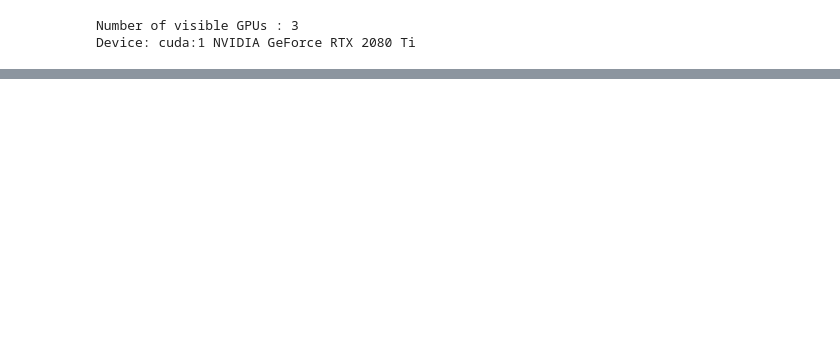
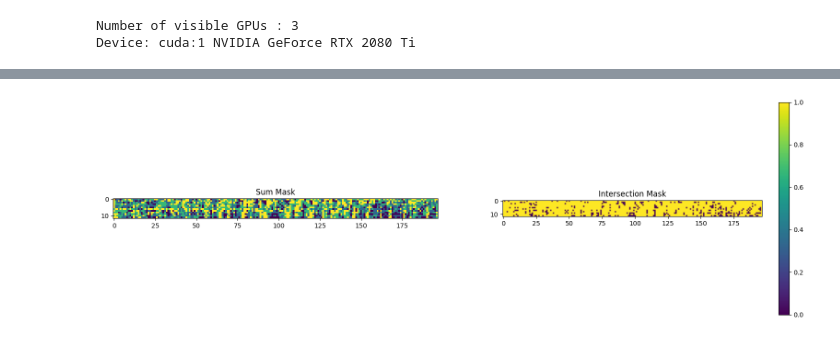
Before and after one commit to Carlosss543/attention-with-bias, a Jupyter notebook: model_analysis_code/inspect_attn.ipynb, the cells around one changed output, grey strips where cells are left out. Drawn from its saved outputs; the diff is of its cells as text; code cells hidden in the pictures; blank space fills up the shorter version.

Commit message:
amélioration de inspect_attn

```diff
--- a/model_analysis_code/inspect_attn.ipynb
+++ b/model_analysis_code/inspect_attn.ipynb
@@ -22,7 +22,7 @@ params = SimpleNamespace(
     num_classes=100,
     img_size=224,
     batch_size=16,
-    checkpoint_path="../training_checkpoints/checkpoint1/vit_custom_epoch_200.pth",
+    checkpoint_path="/home/cherr-24/projets/attention-with-bias/training_checkpoints/checkpoint12/vit_custom_epoch_300.pth",
     use_bias=True,
     bias_only=None,
     bias_topk=None,
@@ -39,7 +39,7 @@ print(f"Device: {device}:{torch.cuda.current_device()} {torch.cuda.get_device_na
 Number of visible GPUs : 3
 Device: cuda:1 NVIDIA GeForce RTX 2080 Ti
 # %%
-model = custom_vit_s_16(num_classes=params.num_classes, image_size=params.img_size, use_bias=params.use_bias, bias_only=params.bias_only, bias_topk=params.bias_topk, bias_score_threshold=params.bias_score_threshold).to(device)
+model = custom_vit_t_16(num_classes=params.num_classes, image_size=params.img_size, use_bias=params.use_bias, bias_only=params.bias_only, bias_topk=params.bias_topk, bias_score_threshold=params.bias_score_threshold).to(device)
 checkpoint = torch.load(params.checkpoint_path, map_location=device)
 checkpoint = checkpoint["model_state_dict"]
 checkpoint = convert_qkv_to_q_k_v(checkpoint)
@@ -120,9 +119,9 @@ layer_names = sorted(layer_names, key=lambda x: int(x.split('encoder_layer_')[1]
 output_dir = "../results/attention_maps"
 os.makedirs(output_dir, exist_ok=True)
 
-for layer_idx, name in enumerate(layer_names):
-    qk = qk_by_layer[name]
-    b = b_by_layer[name]
+for layer_idx, layer_name in enumerate(layer_names):
+    qk = qk_by_layer[layer_name][0]
+    b = b_by_layer[layer_name][0]
     n_heads = qk.shape[0]
 
     fig, axes = plt.subplots(5, n_heads, figsize=(18, 15))
@@ -136,7 +135,7 @@ for layer_idx, name in enumerate(layer_names):
         amp = max(qk_h.abs().max().item(), b_h_map.abs().max().item(), sum_map.abs().max().item()) + 1e-12
         vmin, vmax = -amp, amp
 
-        for ax, data, label in [(axes[0, head], qk_h, f"QK h{head}"), (axes[1, head], b_h_map, f"b h{head}"), (axes[2, head], sum_map, f"QK+b h{head}")]:
+        for ax, data, label in [(axes[0, head], qk_h, f"QK head{head}"), (axes[1, head], b_h_map, f"b head{head}"), (axes[2, head], sum_map, f"QK+b head{head}")]:
             ax.imshow(data.numpy(), cmap="RdBu_r", vmin=vmin, vmax=vmax)
             dmin, dmax = data.min().item(), data.max().item()
             ax.set_title(f"{label}\namp={amp:.2f} [{dmin:.2f},{dmax:.2f}]", fontsize=9)
@@ -144,12 +143,12 @@ for layer_idx, name in enumerate(layer_names):
 
         attn_with_b = torch.softmax(sum_map, dim=-1)
         axes[3, head].imshow(attn_with_b.numpy(), cmap="viridis", vmin=0.0, vmax=attn_with_b.max().item())
-        axes[3, head].set_title(f"softmax(QK+b) h{head}\nmax={attn_with_b.max().item():.3f}", fontsize=9)
+        axes[3, head].set_title(f"softmax(QK+b) head{head}\nmax={attn_with_b.max().item():.3f}", fontsize=9)
         axes[3, head].axis("off")
 
         attn_b = torch.softmax(b_h_map, dim=-1)
         axes[4, head].imshow(attn_b.numpy(), cmap="viridis", vmin=0.0, vmax=attn_b.max().item())
-        axes[4, head].set_title(f"softmax(b) h{head}\nmax={attn_b.max().item():.3f}", fontsize=9)
+        axes[4, head].set_title(f"softmax(b) head{head}\nmax={attn_b.max().item():.3f}", fontsize=9)
         axes[4, head].axis("off")
 
     fig.tight_layout(rect=[0, 0, 1, 0.95])
@@ -280,0 +276,35 @@ Layer 11: Average Pruning Ratio = [0.0, 0.0, 0.0, 0.0, 0.0, 0.0]
+# %%
+# Carte des tokens masqués pour chaque layer
+
+bias_score_threshold = 0.8
+
+sum_mask_list = []
+intersection_mask_list = []
+
+for name, b in b_by_layer.items():
+    b = b[0]  # (H, T)
+    bias_score = torch.softmax(b, dim=-1)  # (H, T)
+    sorted_scores, sorted_indices = torch.sort(bias_score, dim=-1, descending=True)  # (H, T)
+    cumsum_scores = torch.cumsum(sorted_scores, dim=-1)  # (H, T)
+    mask_sorted = (cumsum_scores <= bias_score_threshold)  # (H, T)
+    mask = torch.zeros_like(b, dtype=torch.bool).scatter_(-1, sorted_indices, mask_sorted)  # (H, T)
+
+    sum_mask = mask.sum(dim=0).unsqueeze(0)  # (1, T)
+    intersection_mask = mask.any(dim=0).unsqueeze(0)  # (1, T)
+    sum_mask_list.append(sum_mask)
+    intersection_mask_list.append(intersection_mask)
+
+concatenated_sum_mask = torch.cat(sum_mask_list)  # (num_layers, T)
+concat_intersection_mask = torch.cat(intersection_mask_list) # (num_layers, T)
+
+plt.figure(figsize=(20, 6))
+plt.subplot(1, 2, 1)
+plt.imshow(concatenated_sum_mask.numpy())
+plt.title("Sum Mask")
+plt.subplot(1, 2, 2)
+plt.imshow(concat_intersection_mask.numpy())
+plt.title("Intersection Mask")
+plt.colorbar()
+plt.show()
+# %% [output]
+[figure, added]
```
Also changed, not shown: parts of 9 cells of this notebook.
